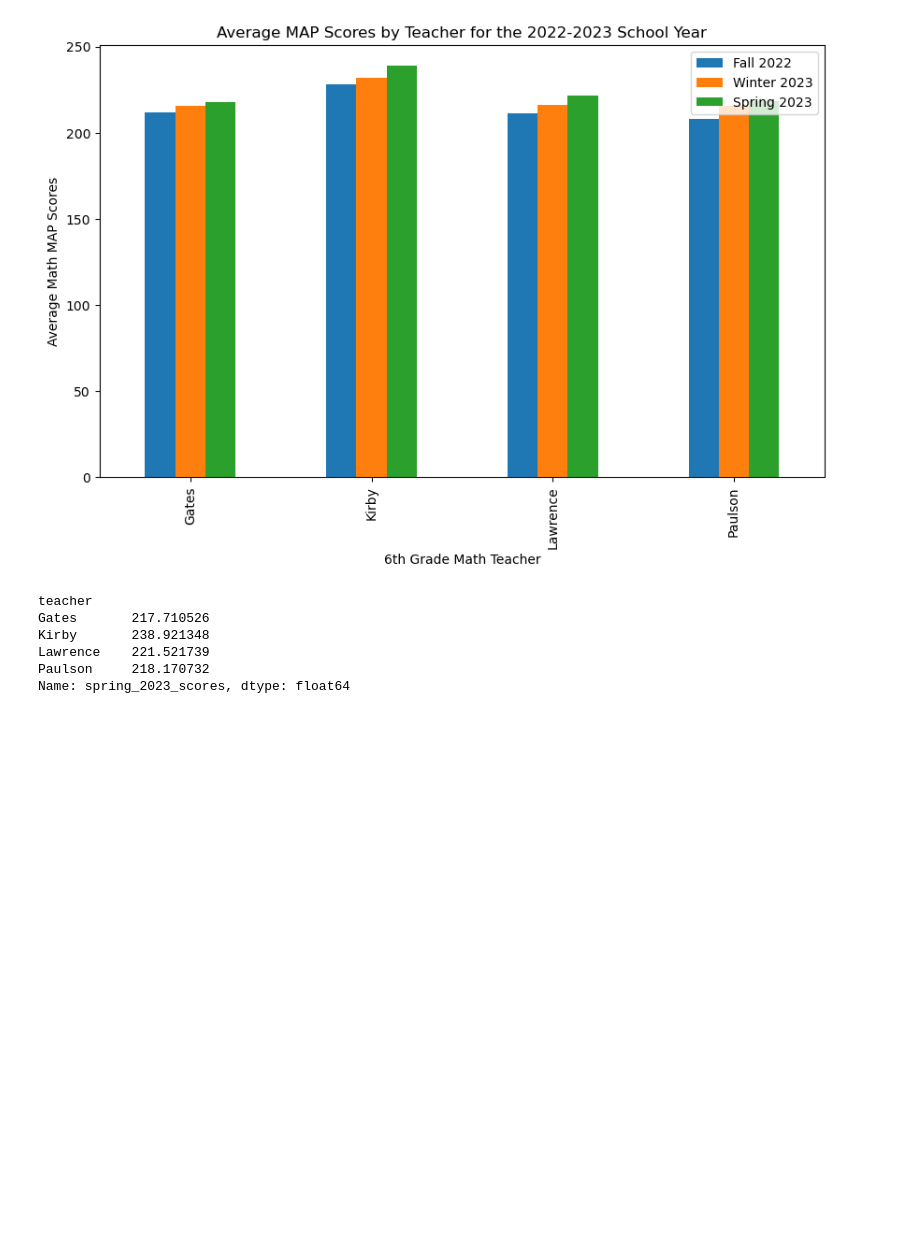
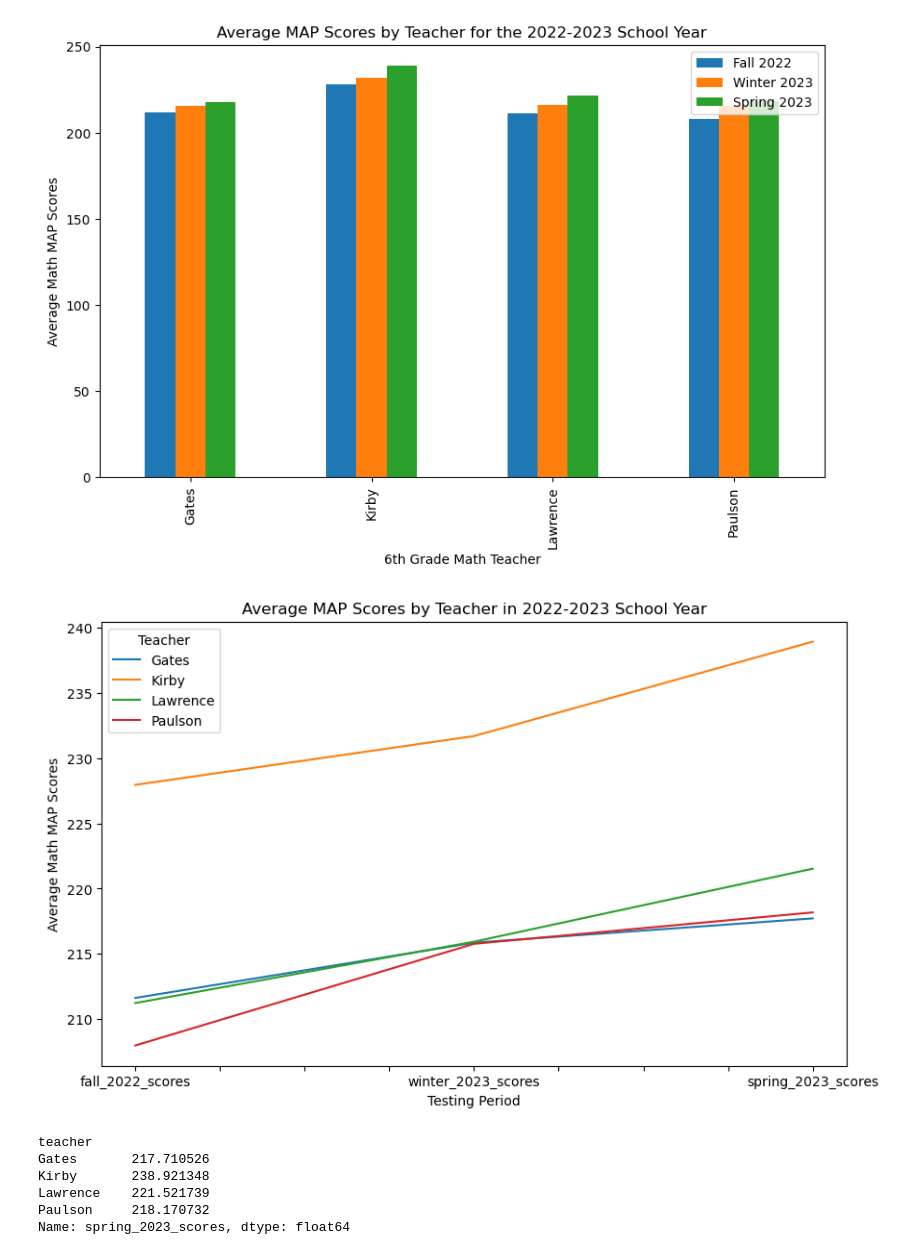
Before and after one commit to ashley-ley/map-data-analysis, a Jupyter notebook: al-map_analysis.ipynb, the cells around one changed output. Drawn from its saved outputs; the diff is of its cells as text; code cells hidden in the pictures; blank space fills up the shorter version.

```diff
--- a/al-map_analysis.ipynb
+++ b/al-map_analysis.ipynb
@@ -115,6 +137,19 @@ plt.legend(["Fall 2022", "Winter 2023", "Spring 2023"])
 plt.show()
 # %% [output]
 [figure]
+# %%
+# Transpose the DataFrame
+school_year_22_23_df = school_year_22_23_df.transpose()
+
+# Plot the line graph
+school_year_22_23_df.plot(kind="line",figsize=(10,6))
+plt.title("Average MAP Scores by Teacher in 2022-2023 School Year")
+plt.xlabel("Testing Period")
+plt.ylabel("Average Math MAP Scores")
+plt.legend(title="Teacher", loc="upper left")
+plt.show()
+# %% [output]
+[figure, added]
 # %%
 spring_2023_avg_by_teacher = map_df.groupby(["teacher"])["spring_2023_scores"].mean()
 spring_2023_avg_by_teacher.head()
```
Also changed, not shown: parts of 13 cells of this notebook.
